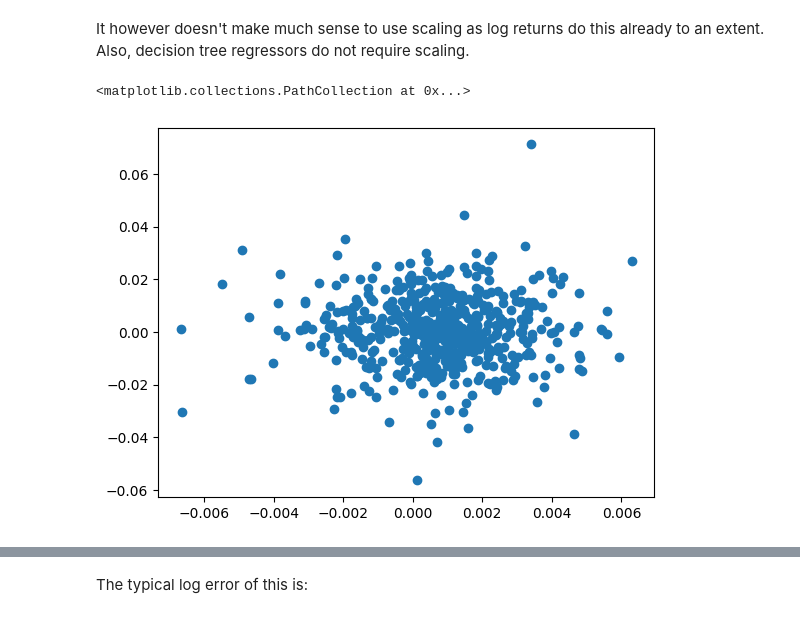
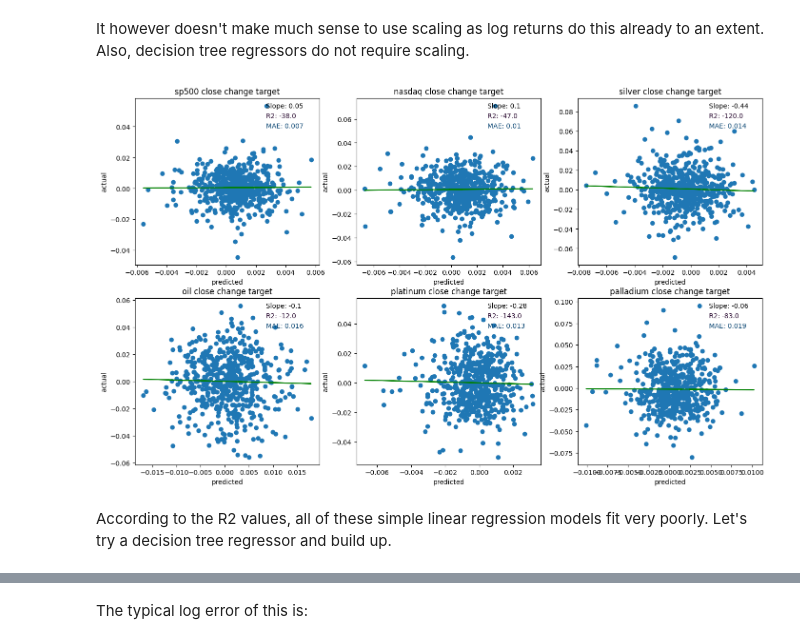
Before and after one commit to kklimov1/PriceRegressionPredictor, a Jupyter notebook: goldPriceAnalysis.ipynb, the cells around one changed output, grey strips where cells are left out. Drawn from its saved outputs; the diff is of its cells as text; code cells hidden in the pictures.

Commit message:
Added linear regression r2 analysis

```diff
--- a/goldPriceAnalysis.ipynb
+++ b/goldPriceAnalysis.ipynb
@@ -507,12 +507,3 @@ Text(0.5, 0.92, '3D Plot of PCA')
 [figure]
 # %% [markdown]
 It however doesn't make much sense to use scaling as log returns do this already to an extent. Also, decision tree regressors do not require scaling.
-# %%
-linear_model = LinearRegression()
-linear_model.fit(x_train.iloc[:,1:], y_train['nasdaq close change target'])
-y_pred = linear_model.predict(x_test.iloc[:,1:])
-# %%
-plt.scatter(y_pred, y_test['nasdaq close change target'])
-# %% [output]
-<matplotlib.collections.PathCollection at 0x...>
-[figure, removed]
@@ -518,0 +512,26 @@ plt.scatter(y_pred, y_test['nasdaq close change target'])
+# %%
+fig, axs = plt.subplots(2,3, figsize=(17,10), sharex=False)
+for c in list(zip(enumerate(axs.reshape(-1)), y_col)):
+    i=c[0][0]
+    ax = c[0][1]
+    col = c[-1]
+    linear_model = LinearRegression()
+    linear_model.fit(x_train.iloc[:,1:], y_train[col])
+    y_pred = linear_model.predict(x_test.iloc[:,1:])
+    m, b = np.polyfit(y_pred, y_test[col], 1)
+    r2 = r2_score(y_pred, y_test[col])
+    mae = mean_absolute_error(y_pred, y_test[col])
+    mse = mean_squared_error(y_pred, y_test[col])
+    ax.plot(y_pred, y_pred * m + b, c="green")
+    ax.set_xlabel("predicted")
+    ax.set_ylabel("actual")
+    ax.scatter(y_pred, y_test[col])
+    ax.text(x=0.71, y=0.94, s=f"Slope: {np.round(m,2)}", transform = ax.transAxes, color = 'black')
+    ax.set_title(col)
+    ax.text(x=0.71, y=0.88, s=f"R2: {np.round(r2)}", transform = ax.transAxes, color = '#24042B')
+    ax.text(x=0.71, y=0.82, s=f"MAE: {np.round(mae,3)}", transform = ax.transAxes, color = '#054270')
+    #ax.text(x=0.71, y=0.76, s=f"MSE: {np.round(mse,3)}", transform = ax.transAxes, color = '#4E4763')
+# %% [output]
+[figure, added]
+# %% [markdown]
+According to the R2 values, all of these simple linear regression models fit very poorly. Let's try a decision tree regressor and build up.
```
Also changed, not shown: parts of 8 cells of this notebook.
